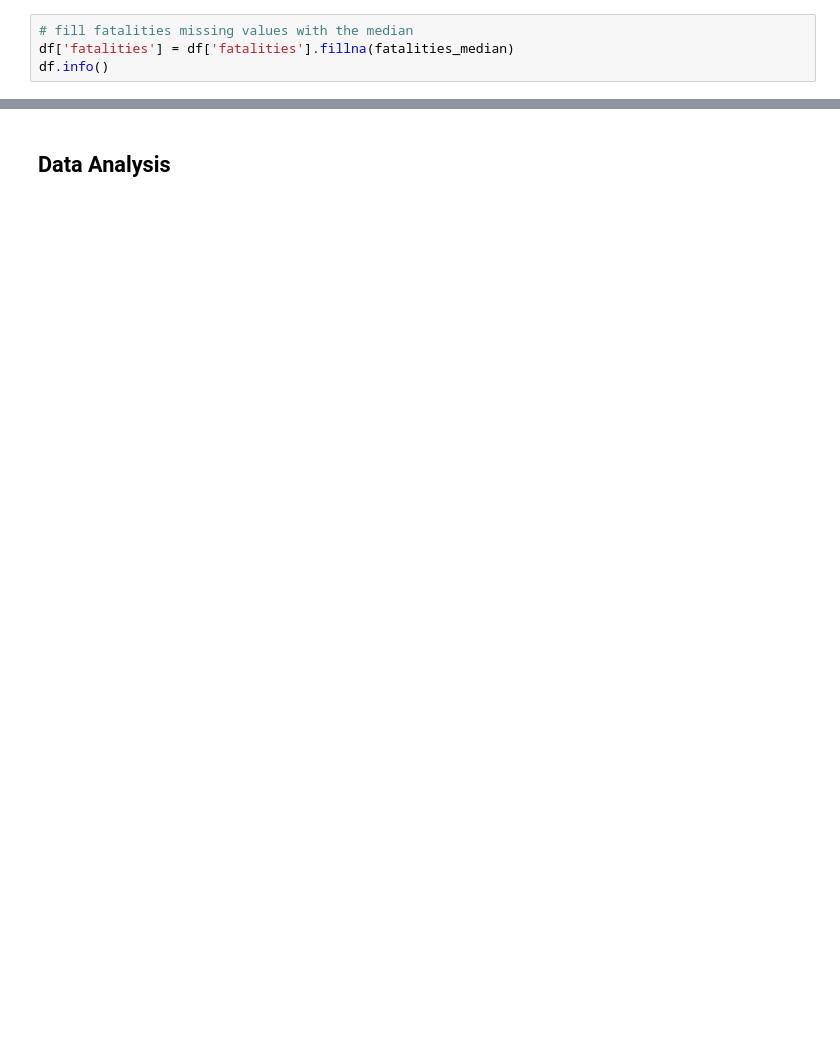
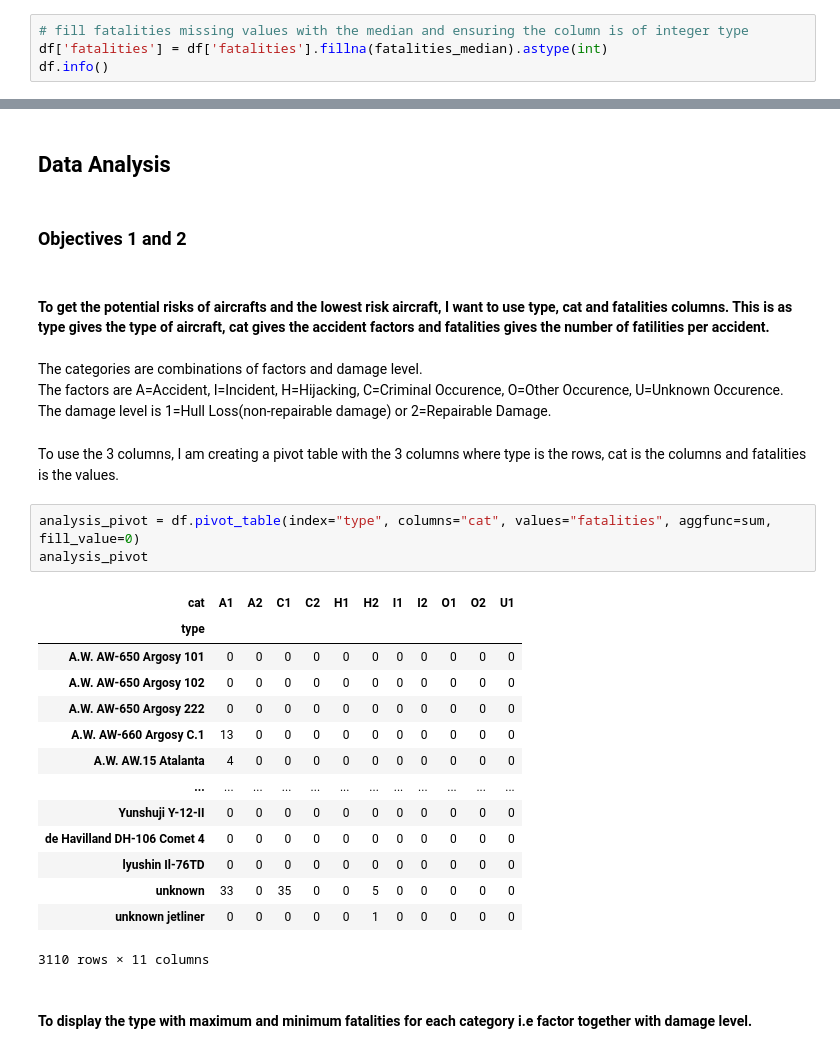
Before and after one commit to Christine-Muhoro/Phase-1-Project, a Jupyter notebook: index.ipynb, the cells around one changed output, grey strips where cells are left out. Saved outputs shown, nothing was run; the diff lists cells and outputs as text; blank space fills up the shorter version.

Commit message:
Data Analysis

```diff
--- a/index.ipynb
+++ b/index.ipynb
@@ -433,8 +433,8 @@ fatalities_median
 # %% [output]
 0.0
 # %%
-# fill fatalities missing values with the median
-df['fatalities'] = df['fatalities'].fillna(fatalities_median)
+# fill fatalities missing values with the median and ensuring the column is of integer type
+df['fatalities'] = df['fatalities'].fillna(fatalities_median).astype(int)
 df.info()
 # %% [output]
 <class 'pandas.core.frame.DataFrame'>
@@ -523,2 +542,32 @@ dtype: int64
 # %% [markdown]
 ## **Data Analysis**
+# %% [markdown]
+### **Objectives 1 and 2**
+# %% [markdown]
+#### To get the potential risks of aircrafts and the lowest risk aircraft, I want to use type, cat and fatalities columns. This is as type gives the type of aircraft, cat gives the accident factors and fatalities gives the number of fatilities per accident.
+# %% [markdown]
+The categories are combinations of factors and damage level.
+The factors are A=Accident, I=Incident, H=Hijacking, C=Criminal Occurence, O=Other Occurence, U=Unknown Occurence.
+The damage level is 1=Hull Loss(non-repairable damage) or 2=Repairable Damage.
+# %% [markdown]
+To use the 3 columns, I am creating a pivot table with the 3 columns where type is the rows, cat is the columns and fatalities is the values.
+# %%
+analysis_pivot = df.pivot_table(index="type", columns="cat", values="fatalities", aggfunc=sum, fill_value=0)
+analysis_pivot
+# %% [output]
+| cat | A1 | A2 | C1 | C2 | H1 | H2 | I1 | I2 | O1 | O2 | U1 |
+| type |  |  |  |  |  |  |  |  |  |  |  |
+| A.W. AW-650 Argosy 101 | 0 | 0 | 0 | 0 | 0 | 0 | 0 | 0 | 0 | 0 | 0 |
+| A.W. AW-650 Argosy 102 | 0 | 0 | 0 | 0 | 0 | 0 | 0 | 0 | 0 | 0 | 0 |
+| A.W. AW-650 Argosy 222 | 0 | 0 | 0 | 0 | 0 | 0 | 0 | 0 | 0 | 0 | 0 |
+| A.W. AW-660 Argosy C.1 | 13 | 0 | 0 | 0 | 0 | 0 | 0 | 0 | 0 | 0 | 0 |
+| A.W. AW.15 Atalanta | 4 | 0 | 0 | 0 | 0 | 0 | 0 | 0 | 0 | 0 | 0 |
+| ... | ... | ... | ... | ... | ... | ... | ... | ... | ... | ... | ... |
+| Yunshuji Y-12-II | 0 | 0 | 0 | 0 | 0 | 0 | 0 | 0 | 0 | 0 | 0 |
+| de Havilland DH-106 Comet 4 | 0 | 0 | 0 | 0 | 0 | 0 | 0 | 0 | 0 | 0 | 0 |
+| lyushin Il-76TD | 0 | 0 | 0 | 0 | 0 | 0 | 0 | 0 | 0 | 0 | 0 |
+| unknown | 33 | 0 | 35 | 0 | 0 | 5 | 0 | 0 | 0 | 0 | 0 |
+| unknown jetliner | 0 | 0 | 0 | 0 | 0 | 1 | 0 | 0 | 0 | 0 | 0 |
+3110 rows × 11 columns
+# %% [markdown]
+#### To display the type with **maximum** and **minimum** fatalities for each category i.e factor together with damage level.
```
Also changed, not shown: parts of 14 cells of this notebook.
